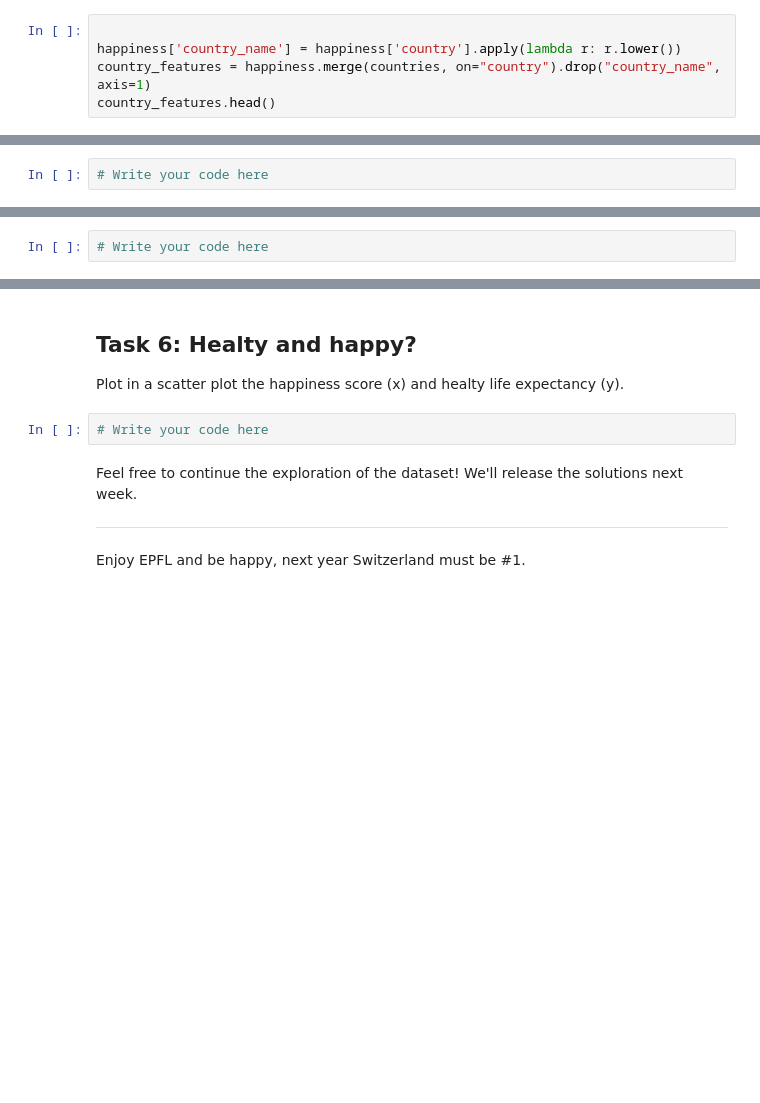
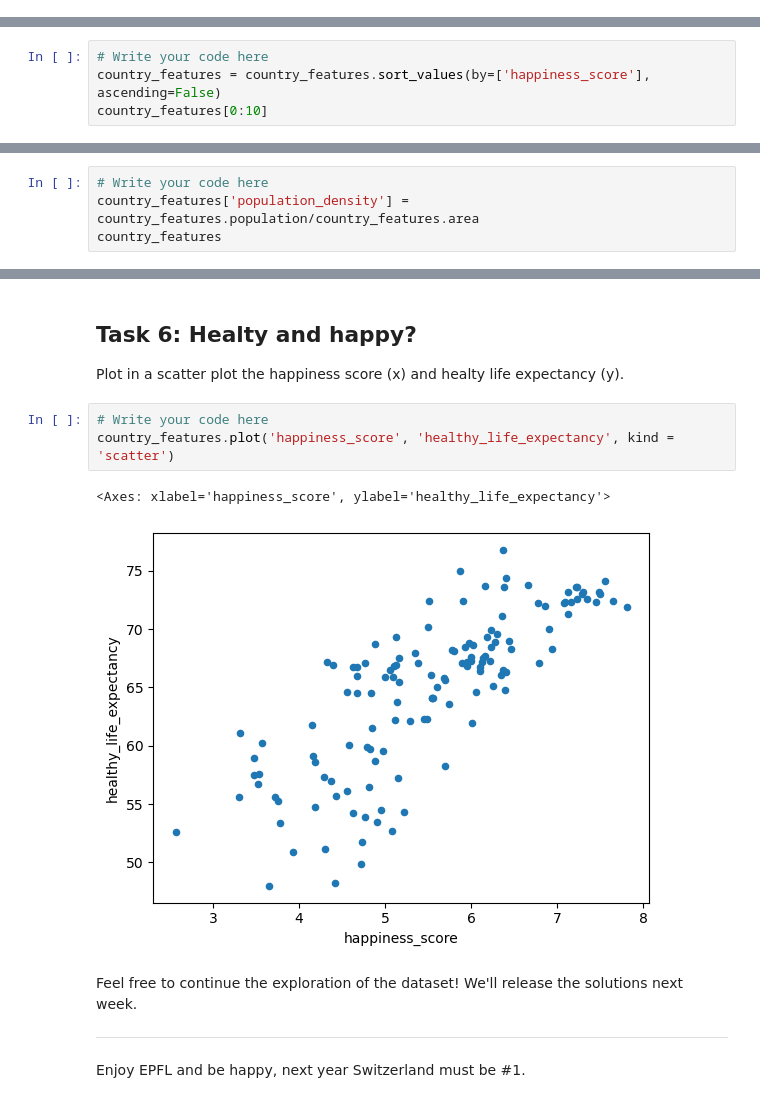
Before and after one commit to GorgorQ/ada, a Jupyter notebook: Exercises/01 - Handling data/Happiness.ipynb, the cells around one changed output, grey strips where cells are left out. Saved outputs shown, nothing was run; the diff lists cells and outputs as text; blank space fills up the shorter version.

```diff
--- a/Exercises/01 - Handling data/Happiness.ipynb
+++ b/Exercises/01 - Handling data/Happiness.ipynb
@@ -110,8 +99,3 @@ country_features
 | 133 | zambia | 3.7594 | 0.698824 | 55.299377 | 0.806500 | 0.078037 | ... |
 | 134 | zimbabwe | 3.2992 | 0.763093 | 55.617260 | 0.711458 | -0.072064 | ... |
 135 rows × 11 columns
-# %%
-
-happiness['country_name'] = happiness['country'].apply(lambda r: r.lower())
-country_features = happiness.merge(countries, on="country").drop("country_name", axis=1)
-country_features.head()
@@ -123,3 +105,5 @@ KeyError: 'country'
 Print the top 10 countries based on their happiness score (higher is better).
 # %%
 # Write your code here
+country_features = country_features.sort_values(by=['happiness_score'], ascending=False)
+country_features[0:10]
@@ -160,3 +215,5 @@ Print the raw number and the percentage of world population that is illiterate.
 Add to the dataframe a new field called *population_density* computed by dividing *population* by *area*.
 # %%
 # Write your code here
+country_features['population_density'] = country_features.population/country_features.area
+country_features
@@ -170,6 +248,10 @@ What is the happiness score of the 3 countries with the lowest population densit
 Plot in a scatter plot the happiness score (x) and healty life expectancy (y).
 # %%
 # Write your code here
+country_features.plot('happiness_score', 'healthy_life_expectancy', kind = 'scatter')
+# %% [output]
+<Axes: xlabel='happiness_score', ylabel='healthy_life_expectancy'>
+[figure, added]
 # %% [markdown]
 Feel free to continue the exploration of the dataset! We'll release the solutions next week.
 
```
Also changed, not shown: parts of 15 cells of this notebook.
